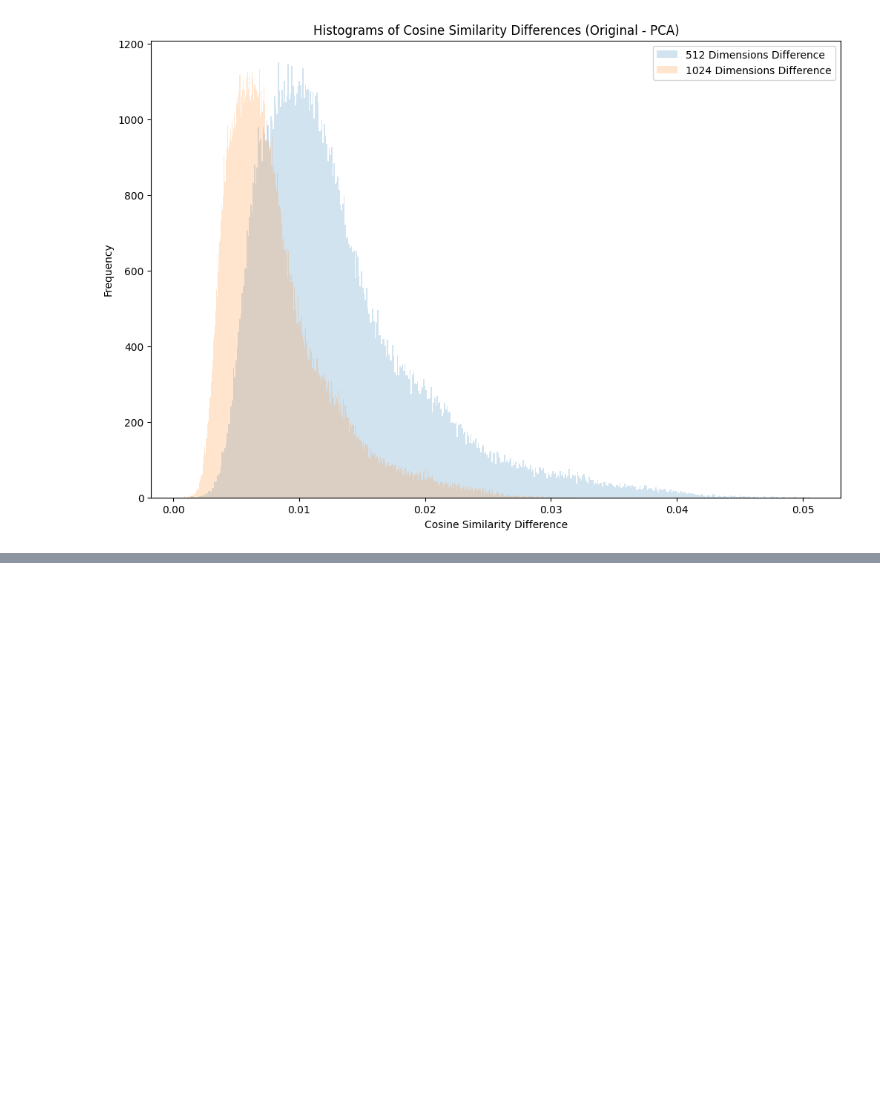
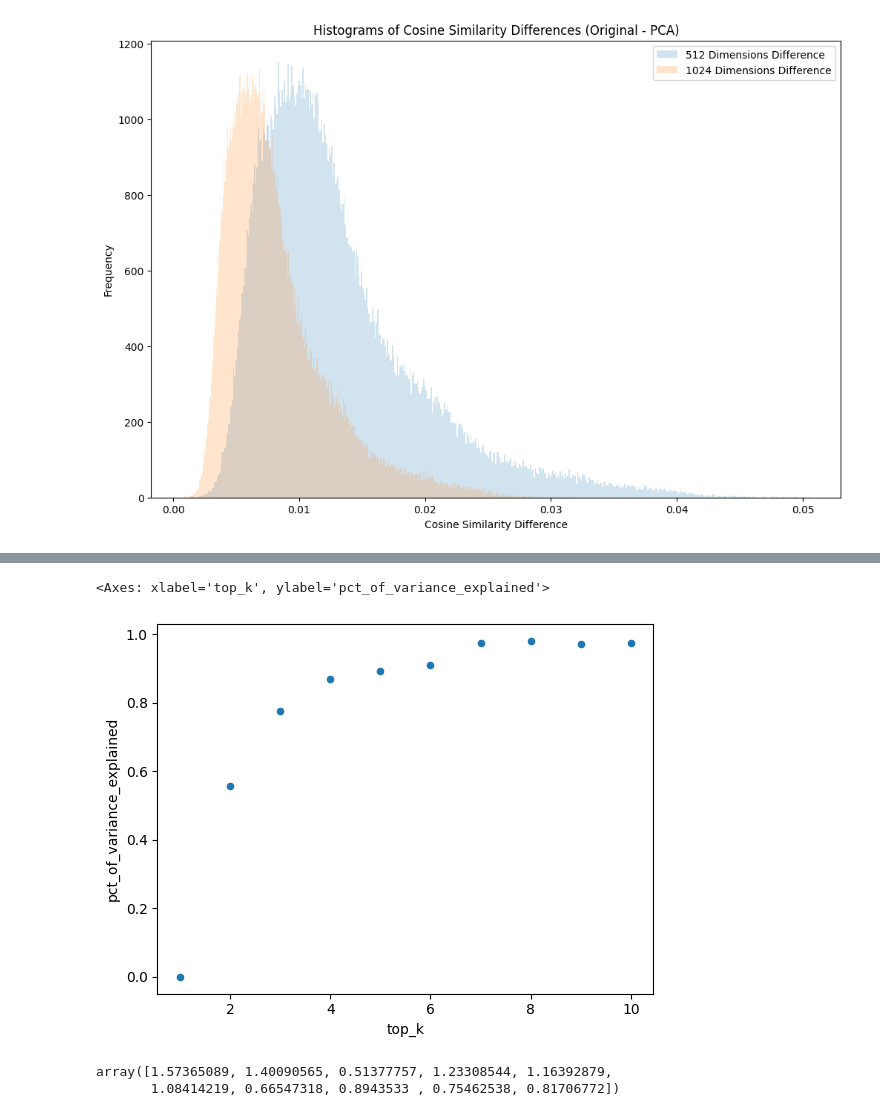
Before and after one commit to fermibot/python-projects, a Jupyter notebook: machine_learning/MachineLearning_PrincipalComponentAnalysis/MachineLearning_PrincipalComponentAnalysis.ipynb, the cells around one changed output, grey strips where cells are left out. Cells and saved outputs as stored; diff of their text form; code cells hidden in the pictures; blank space fills up the shorter version.

```diff
--- a/machine_learning/MachineLearning_PrincipalComponentAnalysis/MachineLearning_PrincipalComponentAnalysis.ipynb
+++ b/machine_learning/MachineLearning_PrincipalComponentAnalysis/MachineLearning_PrincipalComponentAnalysis.ipynb
@@ -185,0 +242,12 @@ plt.show()
+# %%
+top_k = 9
+eigen_values_sorted_index = np.array(list(reversed(np.argsort(eigen_values))))
+print_demo(eigen_vectors, "Eigen Vectors | All")
+print_demo(eigen_values_sorted_index[:top_k], f"Eigen Values Indices | Top {top_k}")
+eigen_vectors_top_k = eigen_vectors[eigen_values_sorted_index[:top_k]]
+print_demo(eigen_vectors_top_k, f"Eigen Vectors | Top {top_k}")
+print_demo(features, "Features | Standardized")
+features_projected = features.dot(eigen_vectors_top_k.transpose())
+print_demo(features_projected, "Features | Projected")
+
+features.var(axis=1).sum(), features_projected.var(axis=1).sum()
@@ -185,0 +273,23 @@ plt.show()
+# %%
+
+variances = []
+
+
+for top_k in range(1,11):
+    eigen_values_sorted_index = np.array(list(reversed(np.argsort(eigen_values))))
+    eigen_vectors_top_k = eigen_vectors[eigen_values_sorted_index[:top_k]]
+    features_projected = features.dot(eigen_vectors_top_k.transpose())
+    varance_pct_explained = features_projected.var(axis=1).sum() / features.var(axis=1).sum()
+    variances.append([top_k, varance_pct_explained])
+
+variances = pd.DataFrame(variances, columns=["top_k", "pct_of_variance_explained"])
+
+variances.plot.scatter(x="top_k", y="pct_of_variance_explained")
+# %% [output]
+<Axes: xlabel='top_k', ylabel='pct_of_variance_explained'>
+[figure, added]
+# %%
+eigen_values
+# %% [output]
+array([1.57365089, 1.40090565, 0.51377757, 1.23308544, 1.16392879,
+       1.08414219, 0.66547318, 0.8943533 , 0.75462538, 0.81706772])
```
Also changed, not shown: parts of 6 cells of this notebook.
